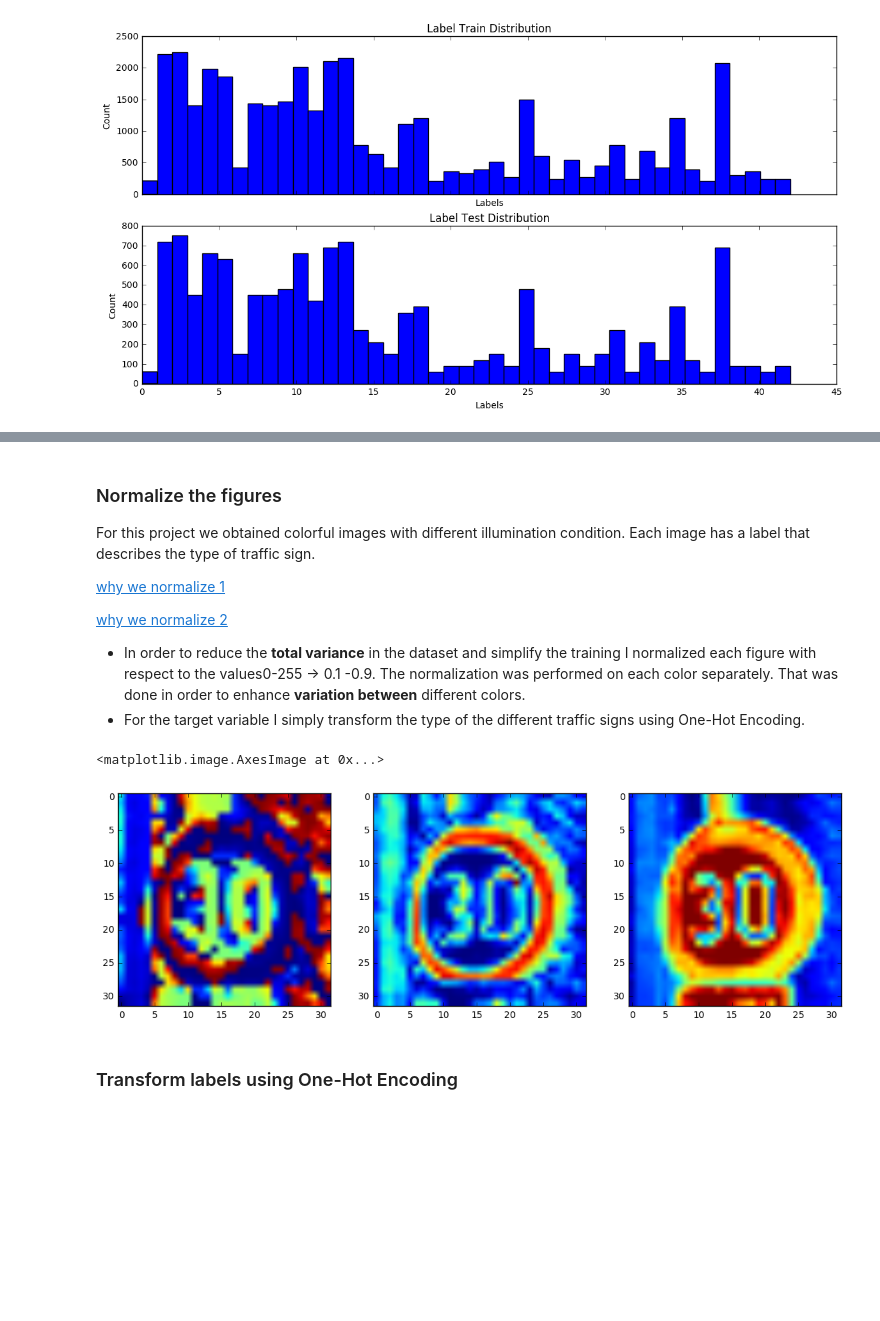
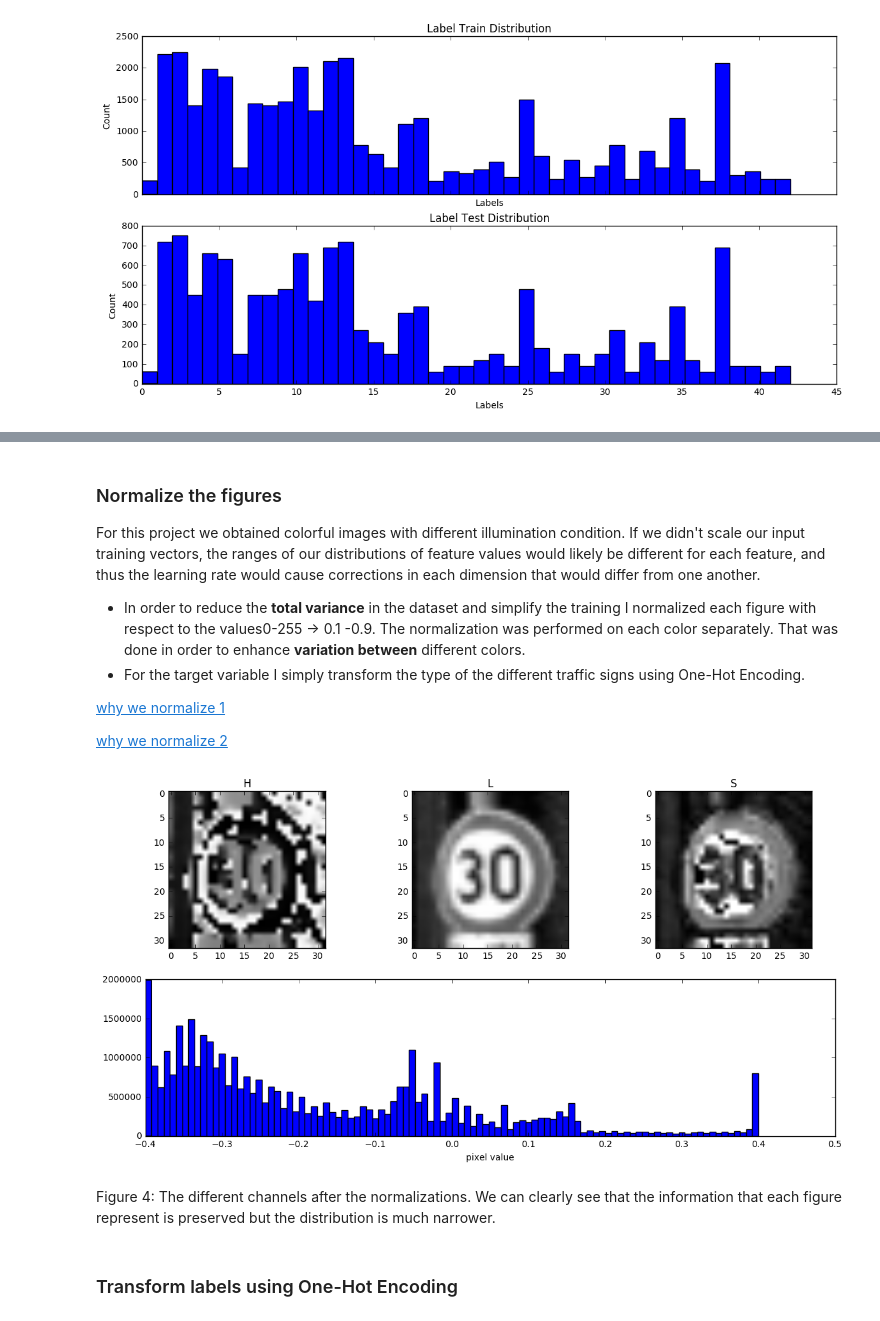
Before and after one commit to Shmuelnaaman/Traffic_Sign_Classifier_neural_network, a Jupyter notebook: Traffic_Signs_Recognition.ipynb, the cells around one changed output, grey strips where cells are left out. Saved outputs shown, nothing was run; the diff lists cells and outputs as text; code cells hidden in the pictures; blank space fills up the shorter version.

```diff
--- a/Traffic_Signs_Recognition.ipynb
+++ b/Traffic_Signs_Recognition.ipynb
@@ -119,5 +111,4 @@ Since traffic signs are designed also for color blind people, no need to use the
 # %%
-#cv2.cvtColor(X_test[:,:,:,:],cv2.COLOR_RGB2HSV)
-X_test_t = cv2.cvtColor(X_test.reshape(X_test.shape[0], X_test.shape[1]*X_test.shape[2],X_test.shape[3]), cv2.COLOR_RGB2HSV)
-X_train_t = cv2.cvtColor(X_train.reshape(X_train.shape[0], X_train.shape[1]*X_train.shape[2],X_train.shape[3]), cv2.COLOR_RGB2HSV)
+X_test_t = cv2.cvtColor(X_test.reshape(X_test.shape[0], X_test.shape[1]*X_test.shape[2],X_test.shape[3]), cv2.COLOR_RGB2HLS)
+X_train_t = cv2.cvtColor(X_train.reshape(X_train.shape[0], X_train.shape[1]*X_train.shape[2],X_train.shape[3]), cv2.COLOR_RGB2HLS)
 # %%
@@ -141,27 +140,34 @@ dim = 2 Test Accuracy: 0.757641
 # %% [markdown]
 ### Normalize the figures
-For this project we obtained colorful images with different illumination condition. Each image has a label that describes the type of traffic sign.
+For this project we obtained colorful images with different illumination condition. If we didn't scale our input training vectors, the ranges of our distributions of feature values would likely be different for each feature, and thus the learning rate would cause corrections in each dimension that would differ from one another.
+
+ * In order to reduce the **total variance** in the dataset and simplify the training I normalized each figure with respect to the values0-255 -> 0.1 -0.9. The normalization was performed on each color separately. That was done in order to enhance **variation between** different colors.
+ * For the target variable I simply transform the type of the different traffic signs using One-Hot Encoding.
 
 [why we normalize 1](http://stats.stackexchange.com/questions/185853/why-do-we-need-to-normalize-the-images-before-we-put-them-into-cnn)
 
-
 [why we normalize 2](http://cs231n.github.io/neural-networks-2/)
-
- * In order to reduce the **total variance** in the dataset and simplify the training I normalized each figure with respect to the values0-255 -> 0.1 -0.9. The normalization was performed on each color separately. That was done in order to enhance **variation between** different colors.
- * For the target variable I simply transform the type of the different traffic signs using One-Hot Encoding.
 # %%
-X_test_t = X_test_t*(0.8)/255
-X_train_t = X_train_t*(0.8)/255
+X_test_n = (X_test_t*(0.8)/255)-0.4
+X_train_n = (X_train_t*(0.8)/255 )-0.4
 # %%
-plt.subplot(1,3,1)
-plt.imshow(X_test_t.reshape(X_test_t.shape[0], 32,32,3)[1,:,:,0].squeeze())
-plt.subplot(1,3,2)
-plt.imshow(X_test_t.reshape(X_test_t.shape[0], 32,32,3)[1,:,:,1].squeeze())
-plt.subplot(1,3,3)
-plt.imshow(X_test_t.reshape(X_test_t.shape[0], 32,32,3)[1,:,:,2].squeeze())
+plt.subplot(2,3,1)
+plt.imshow(X_test_n.reshape(X_test_n.shape[0], 32,32,3)[1,:,:,0].squeeze(), cmap='gray')
+title('H')
+plt.subplot(2,3,2)
+plt.imshow(X_test_n.reshape(X_test_n.shape[0], 32,32,3)[1,:,:,1].squeeze(), cmap='gray')
+title('L')
+plt.subplot(2,3,3)
+plt.imshow(X_test_n.reshape(X_test_n.shape[0], 32,32,3)[1,:,:,2].squeeze(), cmap='gray')
+title('S')
+plt.subplot(2,1,2)
+plt.hist(X_test_n.reshape(X_test_n.shape[0]*32*32*3),bins=100 )
+plt.xlabel('pixel value')
+plt.show()
 # %% [output]
-<matplotlib.image.AxesImage at 0x...>
-[figure, old version]
+[figure, new version]
+# %% [markdown]
+Figure 4: The different channels after the normalizations. We can clearly see that the information that each figure represent is preserved but the distribution is much narrower.
 # %% [markdown]
 ### Transform labels using One-Hot Encoding
 # %%
```
Also changed, not shown: parts of 35 cells of this notebook.
